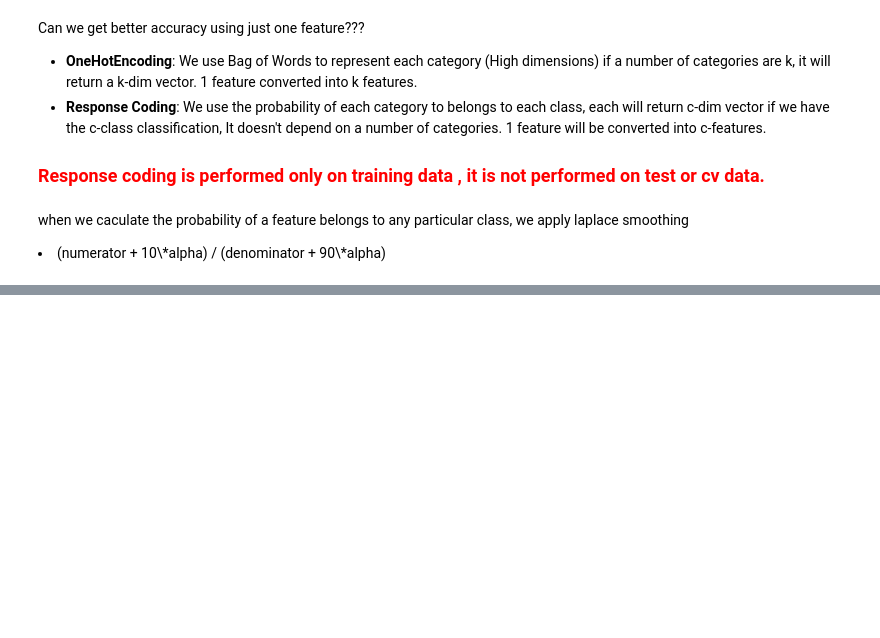
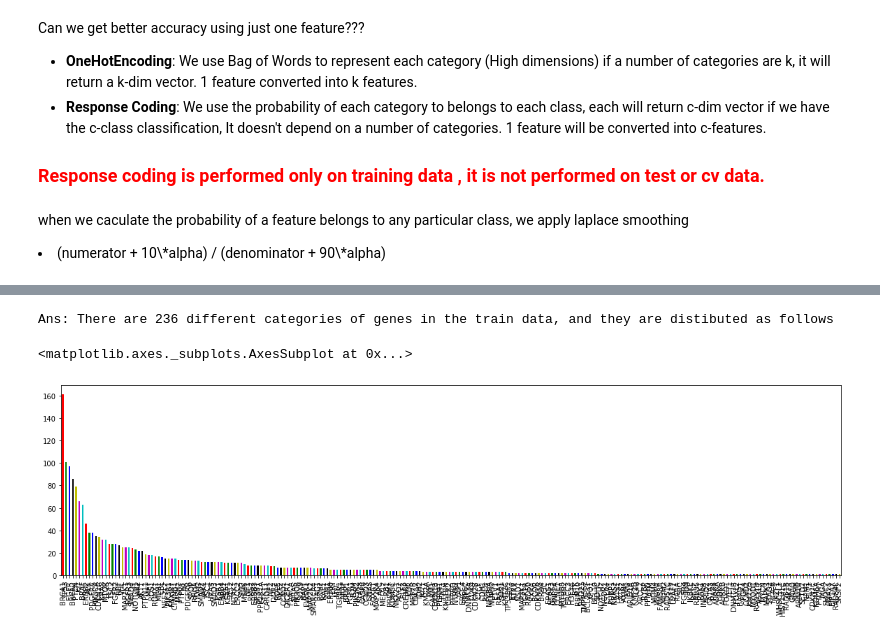
Before and after one commit to arpitiiitv/Machine-Learning-End2End-, a Jupyter notebook: Personalized Cancer Diagnosis/CancerDiagnosisBoW.ipynb, the cells around one changed output, grey strips where cells are left out. Saved outputs shown, nothing was run; the diff lists cells and outputs as text; code cells hidden in the pictures; blank space fills up the shorter version.

```diff
--- a/Personalized Cancer Diagnosis/CancerDiagnosisBoW.ipynb
+++ b/Personalized Cancer Diagnosis/CancerDiagnosisBoW.ipynb
@@ -525,0 +533,6 @@ when we caculate the probability of a feature belongs to any particular class, w
+# %%
+unique_genes = train_df['Gene'].value_counts()
+print("Number of unique Genes : ", unique_genes.shape[0])
+print()
+# the top 10 genes that occured most
+unique_genes.head(10)
@@ -525,0 +552,10 @@ when we caculate the probability of a feature belongs to any particular class, w
+# %%
+print("Ans: There are", unique_genes.shape[0] ,"different categories of genes in the train data, and they are distibuted as follows",)
+# %% [output]
+Ans: There are 236 different categories of genes in the train data, and they are distibuted as follows
+# %%
+plt.figure(figsize=(20,5))
+unique_genes.plot(kind='bar',color=['R','G','B','k','y','m','c'])
+# %% [output]
+<matplotlib.axes._subplots.AxesSubplot at 0x...>
+[figure, added]
```
Also changed, not shown: parts of 62 cells of this notebook.
